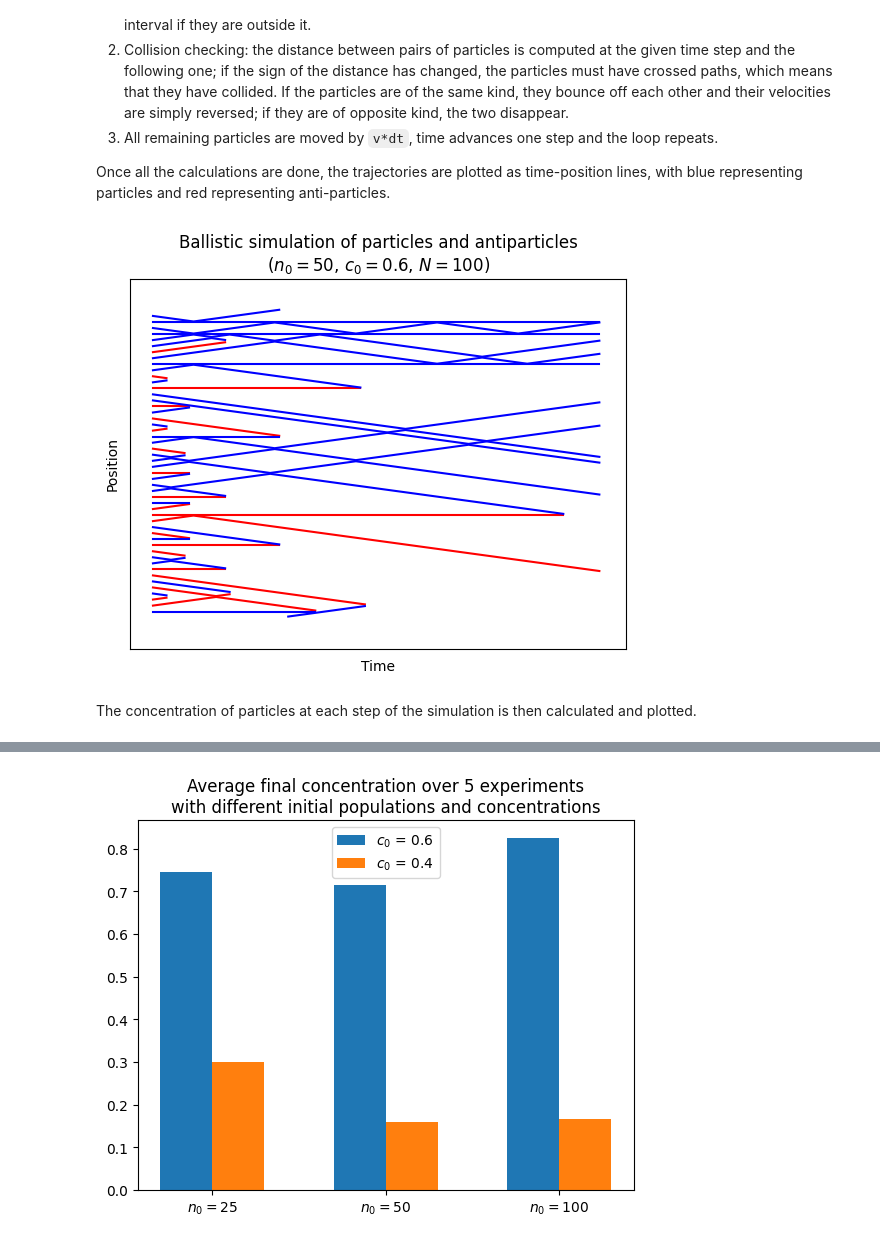
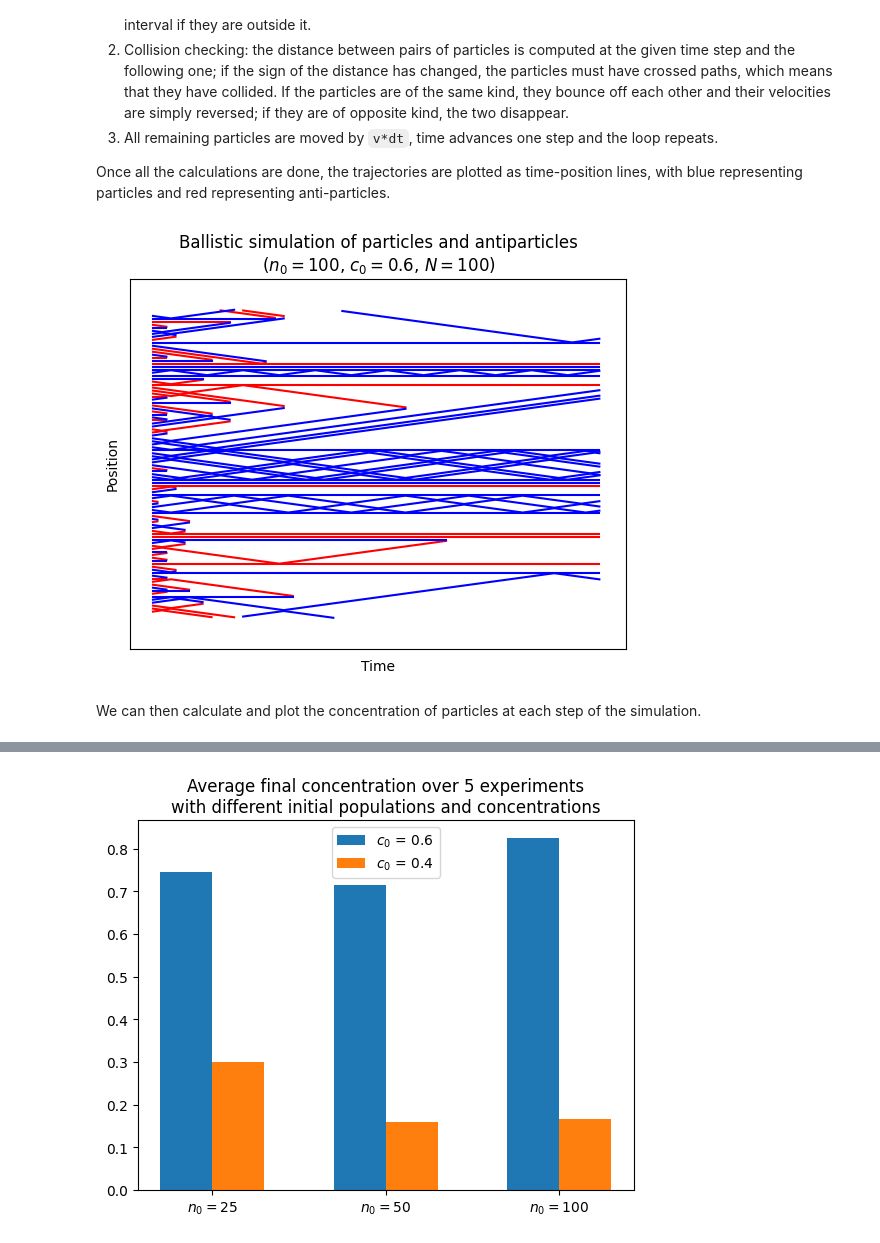
Before and after one commit to Epsylene/BrownianAnnihilation, a Jupyter notebook: ballistic.ipynb, the cells around one changed output, grey strips where cells are left out. Drawn from its saved outputs; the diff is of its cells as text; code cells hidden in the pictures.

```diff
--- a/ballistic.ipynb
+++ b/ballistic.ipynb
@@ -14,9 +14,9 @@ A simulation set is described with the class `Ballistic`, whose constructor take
 
 Once all the calculations are done, the trajectories are plotted as time-position lines, with blue representing particles and red representing anti-particles.
 # %%
-b = Ballistic(50, 0.6)
+b = Ballistic(100, 0.6)
 b.plot()
 # %% [output]
-[figure, old version]
+[figure, new version]
 # %% [markdown]
-The concentration of particles at each step of the simulation is then calculated and plotted.
+We can then calculate and plot the concentration of particles at each step of the simulation.
```
Also changed, not shown: parts of 4 cells of this notebook, 4 other files.
